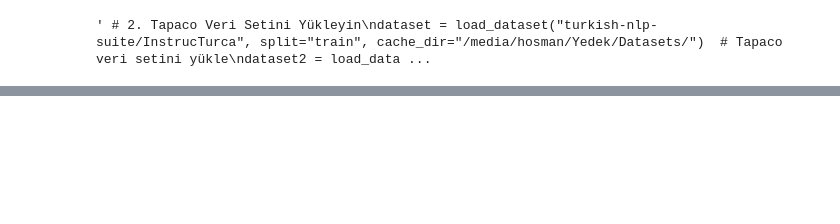
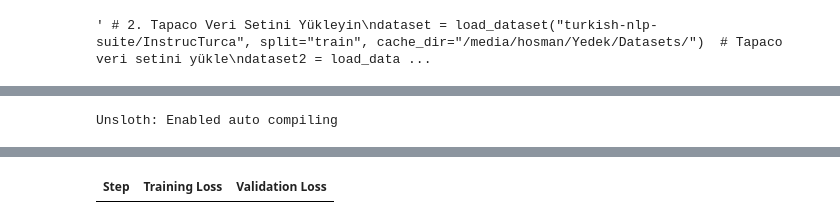
Before and after one commit to osmankrblt/turkish-llm-finetune, a Jupyter notebook: main.ipynb, the cells around one changed output, grey strips where cells are left out. Saved outputs shown, nothing was run; the diff lists cells and outputs as text; code cells hidden in the pictures; blank space fills up the shorter version.

```diff
--- a/main.ipynb
+++ b/main.ipynb
@@ -593,4 +624,5 @@ trainer = SFTTrainer(
     ),
 )
 # %%
-trainer.train(resume_from_checkpoint=True)
+trainer.train(resume_from_checkpoint=False)
+# %% [output]
@@ -596,0 +630 @@ trainer.train(resume_from_checkpoint=True)
+Unsloth: Enabled auto compiling
@@ -597,3 +632,4 @@ trainer.train(resume_from_checkpoint=True)
+| Step | Training Loss | Validation Loss |
 # %%
 # Test değerlendirmesi
 evaluate_model(model, tokenizer, dataset_test, max_seq_length=max_seq_length)
```
Also changed, not shown: parts of 12 cells of this notebook, 3 other files.
